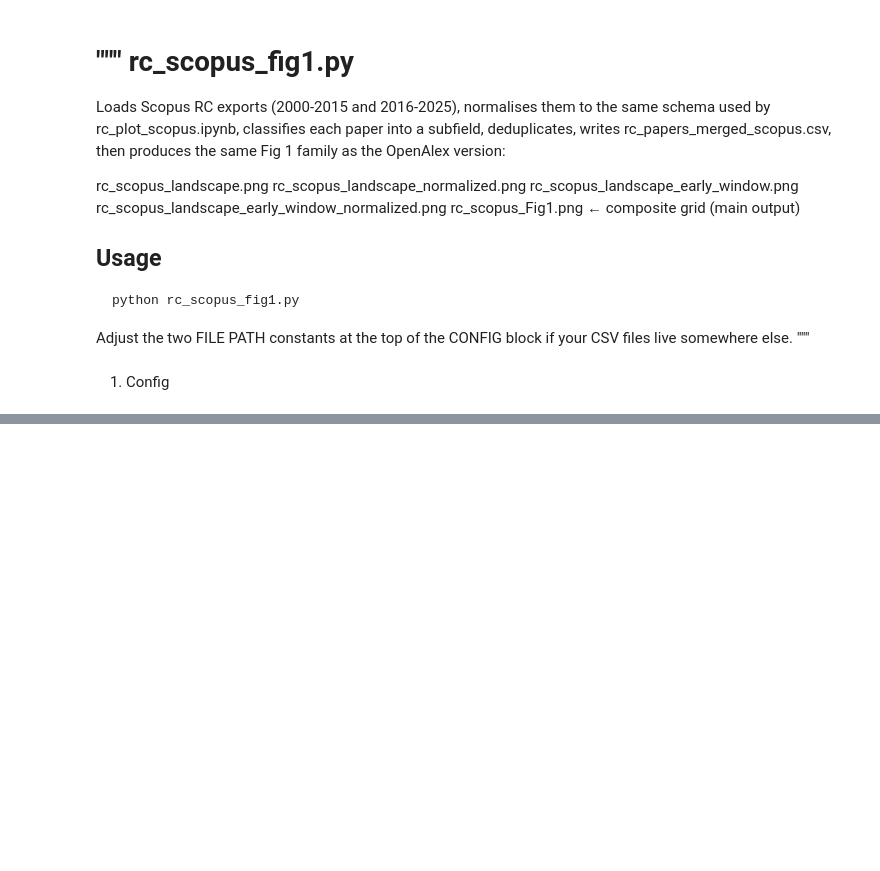
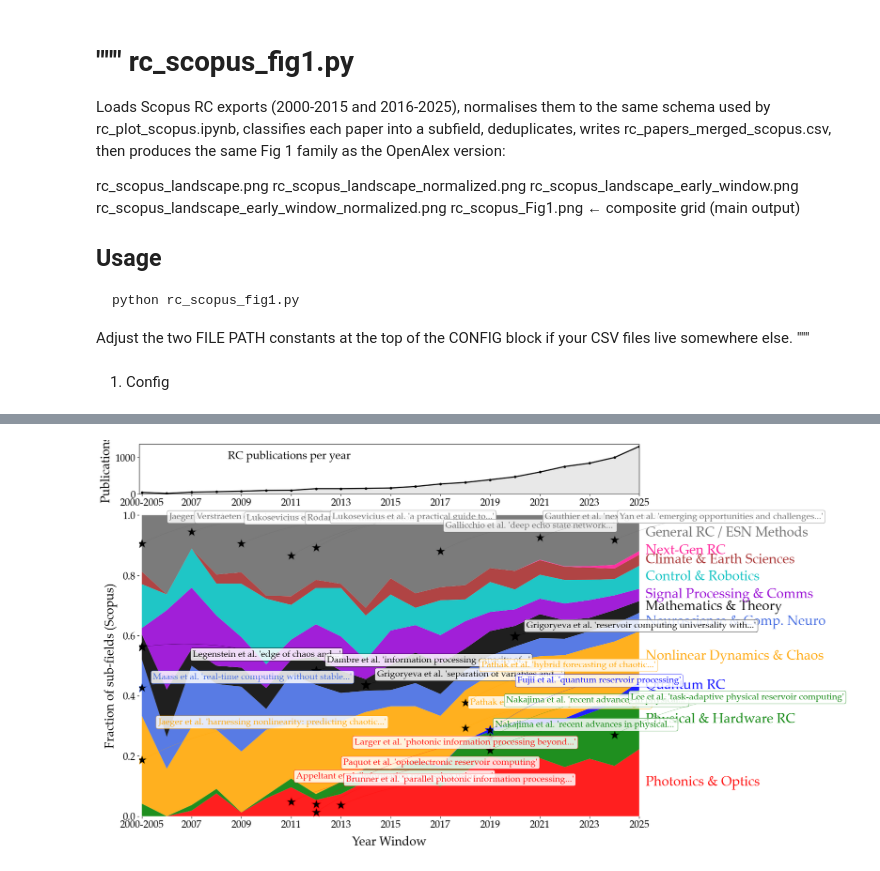
Before and after one commit to maneesh51/RCC_Perspective, a Jupyter notebook: rc_plot_scopus.ipynb, the cells around one changed output, grey strips where cells are left out. Drawn from its saved outputs; the diff is of its cells as text; code cells hidden in the pictures; blank space fills up the shorter version.

```diff
--- a/rc_plot_scopus.ipynb
+++ b/rc_plot_scopus.ipynb
@@ -764,0 +773,83 @@ Saved -> 'rc_scopus_Fig1.png'
+# %%
+def plot_fig1_composite_3(papers, landmarks=None):
+    """Two-panel Fig 1 with aligned x-axes:
+    (top) RC papers/year, (bottom) normalised early-window stackplot drawn directly."""
+    if landmarks is None:
+        landmarks = []
+
+    # ── Panel 1 data: RC papers per year ─────────────────────────────
+    year_counts = defaultdict(int)
+    for p in papers:
+        try:
+            y = int(p.get("year"))
+        except (TypeError, ValueError):
+            continue
+        if YEARS[0] <= y <= 2025:
+            year_counts[y] += 1
+
+    # Aggregate 2000-EARLY_WINDOW_END into a single bucket at EARLY_WINDOW_END
+    years_line  = [EARLY_WINDOW_END] + list(range(EARLY_WINDOW_END + 1, 2026))
+    counts_line = [sum(year_counts.get(y, 0) for y in range(YEARS[0], EARLY_WINDOW_END + 1))]
+    counts_line += [year_counts.get(y, 0) for y in range(EARLY_WINDOW_END + 1, 2026)]
+
+    # ── Panel 2 data: early-window normalised stackplot ───────────────
+    all_sf      = set(p.get("subfield", "") for p in papers)
+    order       = SUBFIELD_ORDER + sorted(sf for sf in all_sf if sf not in SUBFIELD_ORDER and sf)
+    years_early = list(range(EARLY_WINDOW_END, YEARS[1] + 1))
+    matrix_ew   = build_matrix_early_window(papers, order, years_early)
+    totals_ew   = matrix_ew.sum(axis=0)
+    norm_matrix = matrix_ew / np.where(totals_ew > 0, totals_ew, 1.0)
+    colors      = [SUBFIELD_COLORS.get(sf, "#aaaaaa") for sf in order]
+
+    # Shared x-axis parameters (both panels use identical limits)
+    x_min  = EARLY_WINDOW_END - 0.1
+    x_max  = YEARS[1] + 0
+    ticks  = [EARLY_WINDOW_END] + [y for y in range(EARLY_WINDOW_END + 2, YEARS[1] + 1, 2)]
+    tlbls  = [f"{YEARS[0]}-{EARLY_WINDOW_END}"] + [str(y) for y in ticks[1:]]
+
+    # ── Layout ────────────────────────────────────────────────────────
+    fig = plt.figure(figsize=(16, 12))
+    gs  = GridSpec(2, 1, figure=fig, height_ratios=[0.5, 3], hspace=0.12)
+    ax1 = fig.add_subplot(gs[0])
+    ax3 = fig.add_subplot(gs[1])
+
+    # ── Panel 1: RC papers per year ───────────────────────────────────
+    ax1.plot(years_line, counts_line, color="black", linewidth=2.0,
+             marker="o", markersize=3.5)
+    ax1.fill_between(years_line, counts_line, color="gray", alpha=0.18)
+    ###shifting the y-label to the downwards by 10 points
+    ax1.set_ylabel("Publications", fontsize=22)
+    ###putting a text inside the plot
+    ax1.text(0.3, 0.7, "RC publications per year", transform=ax1.transAxes, fontsize=20, ha='center')
+    ax1.set_xticks(ticks)
+    ax1.set_xticklabels(tlbls, fontsize=18)
+    ax1.tick_params(axis="y", labelsize=18)
+    ax1.set_xlim(x_min, x_max)
+    ax1.set_ylim(bottom=0)
+    ax1.set_axisbelow(True)
+
+    # ── Panel 2: normalised early-window stackplot ────────────────────
+    ax3.stackplot(years_early, norm_matrix, colors=colors, alpha=0.88, linewidth=0)
+    draw_band_labels_early(ax3, order, matrix_ew, totals_ew, years_early, normalised=True)
+    # Allow band labels to render beyond axes edge (same as standalone plot)
+    for txt in ax3.texts:
+        txt.set_clip_on(False)
+    if landmarks:
+        place_landmarks_early_window(ax3, landmarks, order, matrix_ew,
+                                     years_early, totals_ew, normalised=True)
+    ax3.set_yticks(np.linspace(0.0, 1.0, 6))
+    ax3.set_yticklabels([f"{v:.1f}" for v in np.linspace(0.0, 1.0, 6)])
+    ax3.set_xlim(x_min, x_max)
+    ax3.set_ylim(0, 1.0)
+    ax3.set_xlabel("Year Window", color="black", fontsize=22, labelpad=10)
+    ax3.set_ylabel("Fraction of sub-fields (Scopus)", color="black", fontsize=22, labelpad=10)
+    _style_early_window(ax3, years_early)
+    ax3.tick_params(axis="both", which="major", labelsize=18)
+
+    plt.tight_layout()
+    plt.savefig(OUTPUT_FIG1, dpi=200, bbox_inches="tight")
+    print(f"Saved -> '{OUTPUT_FIG1}'")
+    plt.show()
+
+plot_fig1_composite_3(papers, landmarks)
+# %% [output]
@@ -764,0 +857 @@ Saved -> 'rc_scopus_Fig1.png'
+[figure, added]
```
Also changed, not shown: parts of 9 cells of this notebook, 9 other files.
